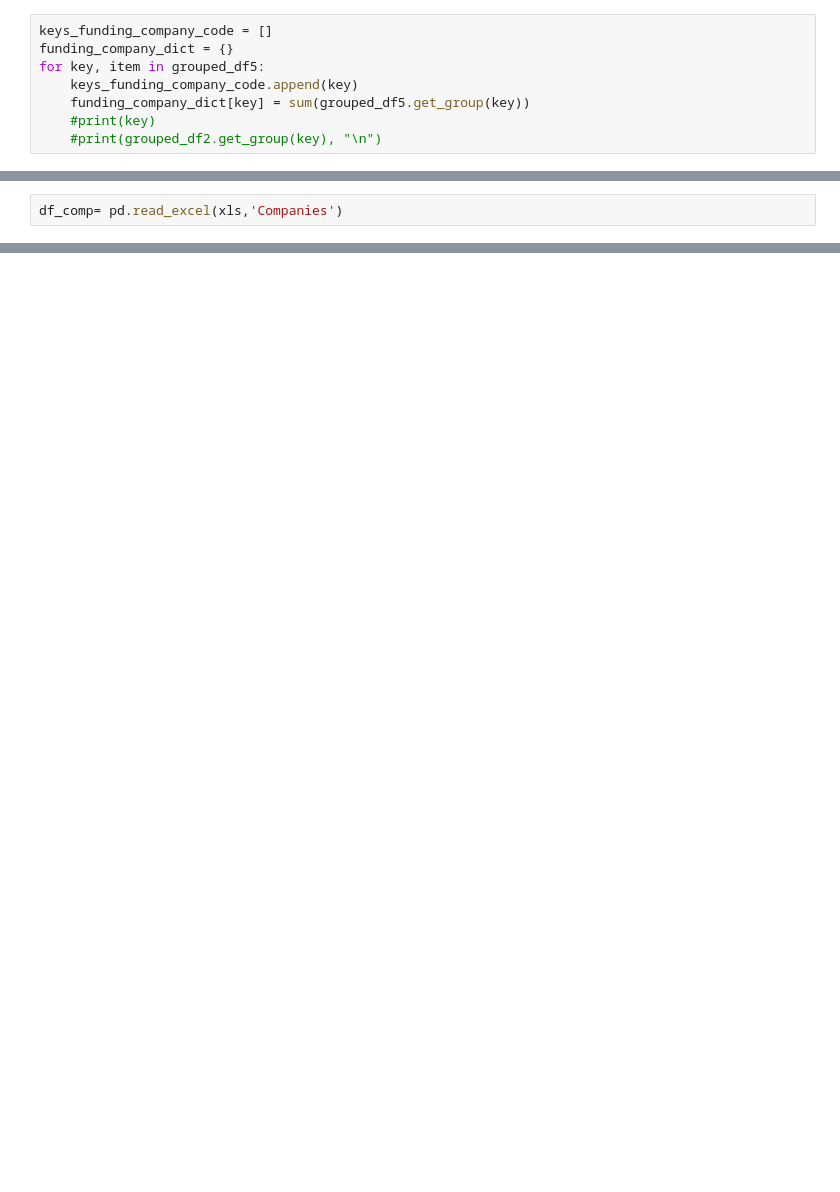
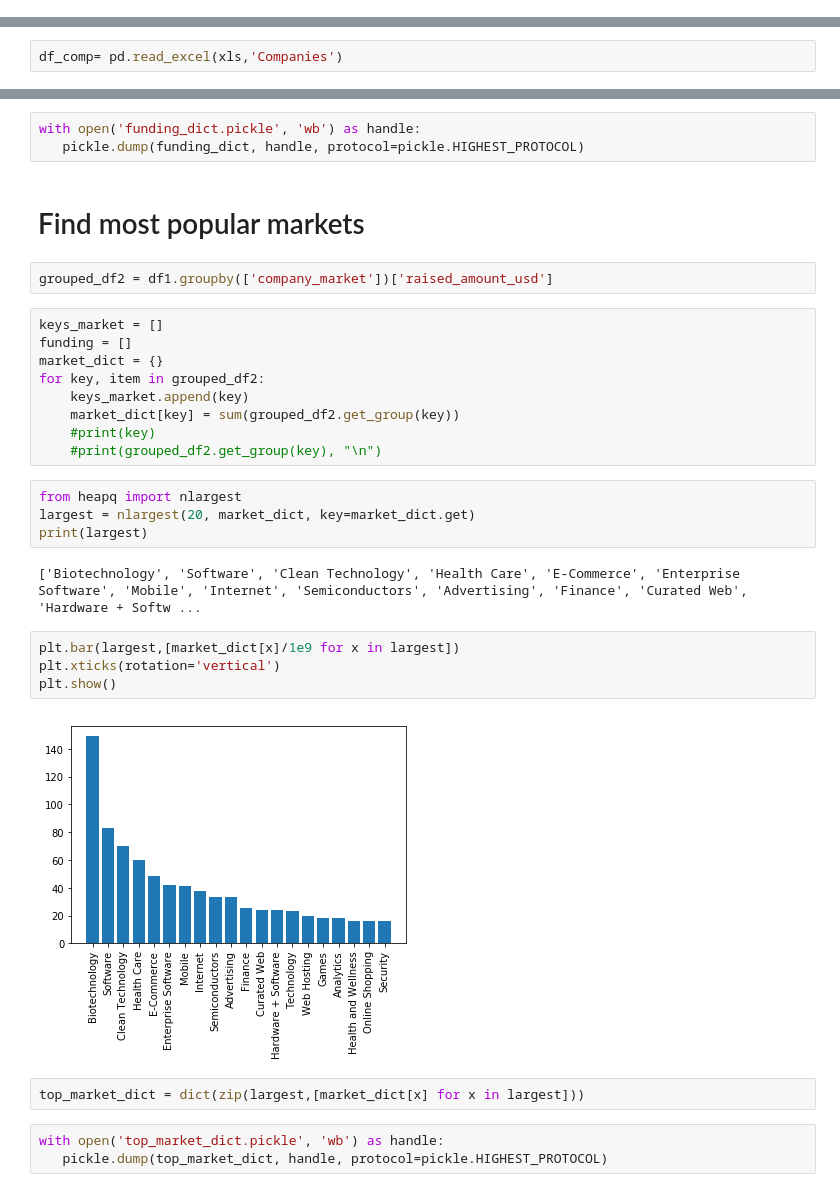
Before and after one commit to jdmendoza/predicting_startup_success, a Jupyter notebook: Second_round_model.ipynb, the cells around one changed output, grey strips where cells are left out. Saved outputs shown, nothing was run; the diff lists cells and outputs as text; blank space fills up the shorter version.

```diff
--- a/Second_round_model.ipynb
+++ b/Second_round_model.ipynb
@@ -182,8 +240,0 @@ grouped_df5 = df1.groupby(['company_name'])['raised_amount_usd']
-# %%
-keys_funding_company_code = []
-funding_company_dict = {}
-for key, item in grouped_df5:
-    keys_funding_company_code.append(key)
-    funding_company_dict[key] = sum(grouped_df5.get_group(key))
-    #print(key)
-    #print(grouped_df2.get_group(key), "\n")
@@ -220,0 +284,33 @@ no company found
+# %%
+with open('funding_dict.pickle', 'wb') as handle:
+   pickle.dump(funding_dict, handle, protocol=pickle.HIGHEST_PROTOCOL)
+# %% [markdown]
+# Find most popular markets
+# %%
+grouped_df2 = df1.groupby(['company_market'])['raised_amount_usd']
+# %%
+keys_market = []
+funding = []
+market_dict = {}
+for key, item in grouped_df2:
+    keys_market.append(key)
+    market_dict[key] = sum(grouped_df2.get_group(key))
+    #print(key)
+    #print(grouped_df2.get_group(key), "\n")
+# %%
+from heapq import nlargest
+largest = nlargest(20, market_dict, key=market_dict.get)
+print(largest)
+# %% [output]
+['Biotechnology', 'Software', 'Clean Technology', 'Health Care', 'E-Commerce', 'Enterprise Software', 'Mobile', 'Internet', 'Semiconductors', 'Advertising', 'Finance', 'Curated Web', 'Hardware + Softw ...
+# %%
+plt.bar(largest,[market_dict[x]/1e9 for x in largest])
+plt.xticks(rotation='vertical')
+plt.show()
+# %% [output]
+[figure, added]
+# %%
+top_market_dict = dict(zip(largest,[market_dict[x] for x in largest]))
+# %%
+with open('top_market_dict.pickle', 'wb') as handle:
+   pickle.dump(top_market_dict, handle, protocol=pickle.HIGHEST_PROTOCOL)
```
Also changed, not shown: parts of 104 cells of this notebook, 1 other file.
